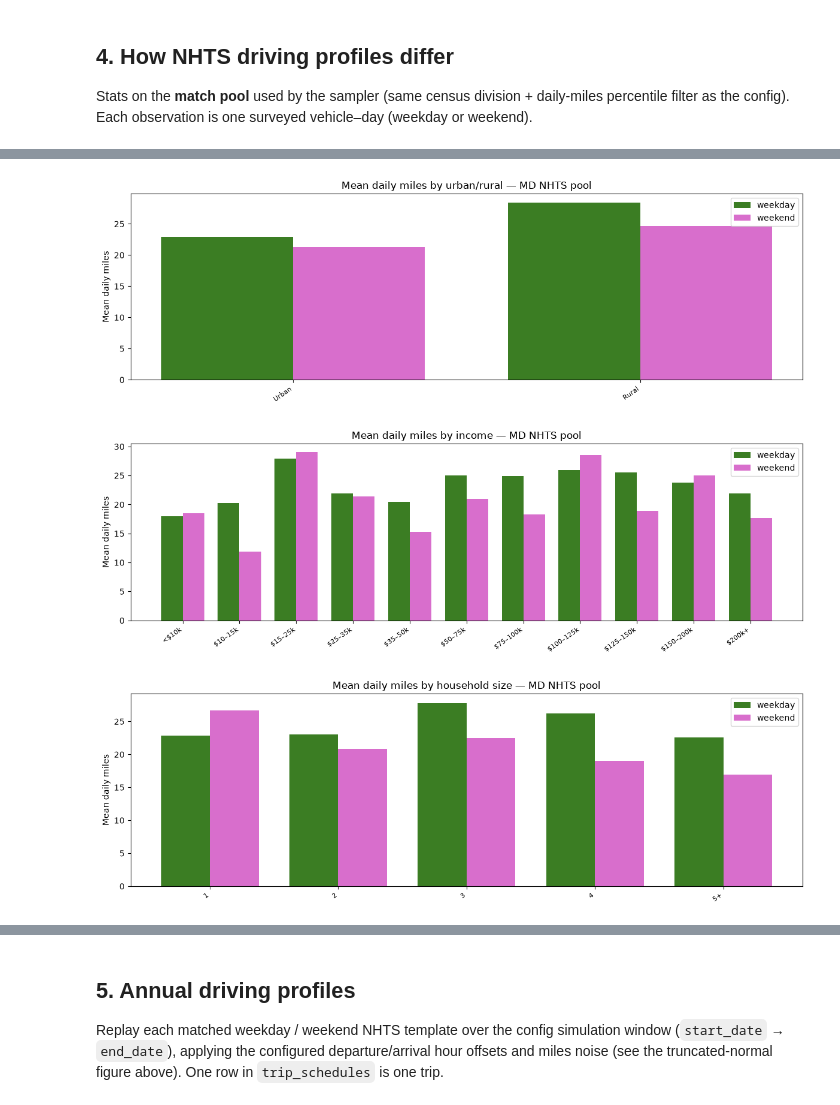
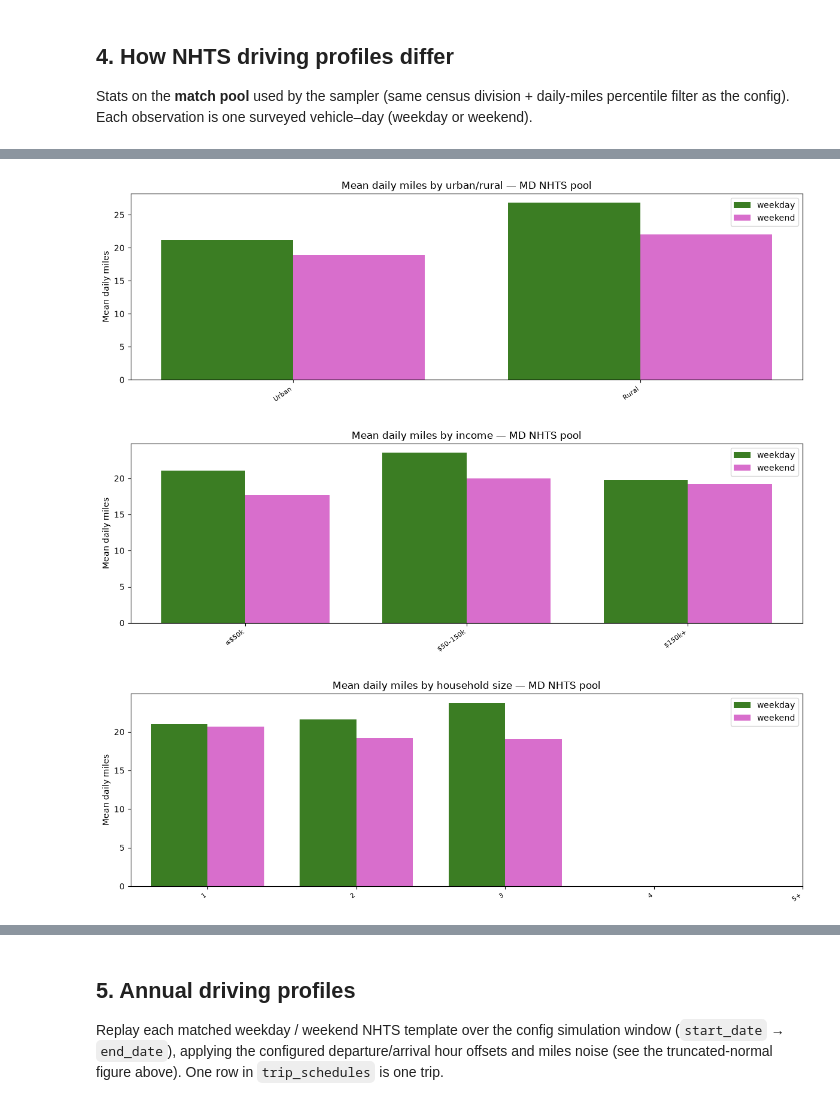
Before and after one commit to switchbox-data/buildstock-fetch, a Jupyter notebook: dev/ev_presentation.ipynb, the cells around one changed output, grey strips where cells are left out. Saved outputs shown, nothing was run; the diff lists cells and outputs as text; code cells hidden in the pictures.

Commit message:
dropped nhts profiles that start/end the day away from home and increased bins for matching

```diff
--- a/dev/ev_presentation.ipynb
+++ b/dev/ev_presentation.ipynb
@@ -501,25 +505,23 @@ shape: (6, 3)
 # Tier order for resstock_adoption (match_on_vehicles=False)
 MATCH_TIER_ORDER = {
     "urban_income_occupants": 1,
-    "urban_income": 2,
-    "income_occupants": 3,
-    "income": 4,
-    "closest_income": 5,
-    "no_match": 6,
+    "urban_occupants": 2,
+    "urban_income": 3,
+    "income_occupants": 4,
+    "income": 5,
 }
 MATCH_TIER_LABEL = {
     1: "tier 1 — urban + income + occupants",
-    2: "tier 2 — urban + income",
-    3: "tier 3 — income + occupants",
-    4: "tier 4 — income only",
-    5: "tier 5 — closest income",
-    6: "no match",
+    2: "tier 2 — urban + occupants",
+    3: "tier 3 — urban + income",
+    4: "tier 4 — income + occupants",
+    5: "tier 5 — income only",
 }
 
 match_tier_report = (
     nhts_match_catalog.with_columns(
-        pl.col("weekday_match_type").replace_strict(MATCH_TIER_ORDER, default=6).alias("weekday_tier"),
-        pl.col("weekend_match_type").replace_strict(MATCH_TIER_ORDER, default=6).alias("weekend_tier"),
+        pl.col("weekday_match_type").replace_strict(MATCH_TIER_ORDER, default=7).alias("weekday_tier"),
+        pl.col("weekend_match_type").replace_strict(MATCH_TIER_ORDER, default=7).alias("weekend_tier"),
     ).with_columns(
         pl.max_horizontal("weekday_tier", "weekend_tier").alias("max_tier"),
         ((pl.col("weekday_tier") == 1) & (pl.col("weekend_tier") == 1)).alias("both_days_exact"),
@@ -539,10 +541,10 @@ def match_type_table(col: str) -> pl.DataFrame:
         nhts_match_catalog.group_by(col)
         .agg(pl.len().alias("vehicle_slots"))
         .with_columns(
-            pl.col(col).replace_strict(MATCH_TIER_ORDER, default=6).alias("tier"),
+            pl.col(col).replace_strict(MATCH_TIER_ORDER, default=7).alias("tier"),
             (pl.col("vehicle_slots") / n_slots).round(4).alias("share_of_vehicle_slots"),
             pl.col(col)
-            .replace_strict(MATCH_TIER_ORDER, default=6)
+            .replace_strict(MATCH_TIER_ORDER, default=7)
             .replace_strict(MATCH_TIER_LABEL)
             .alias("match_tier"),
         )
@@ -612,7 +609,7 @@ def _match_type_counts(col: str) -> pl.DataFrame:
         nhts_match_catalog.group_by(col)
         .agg(pl.len().alias("vehicle_slots"))
         .with_columns(
-            pl.col(col).replace_strict(MATCH_TIER_ORDER, default=6).alias("tier"),
+            pl.col(col).replace_strict(MATCH_TIER_ORDER, default=7).alias("tier"),
             (pl.col("vehicle_slots") / n_slots).alias("share"),
         )
         .sort("tier")
@@ -670,17 +667,9 @@ Stats on the **match pool** used by the sampler (same census division + daily-mi
 filter as the config). Each observation is one surveyed vehicle–day (weekday or weekend).
 # %%
 INCOME_LABELS = {
-    1: "<$10k",
-    2: "$10–15k",
-    3: "$15–25k",
-    4: "$25–35k",
-    5: "$35–50k",
-    6: "$50–75k",
-    7: "$75–100k",
-    8: "$100–125k",
-    9: "$125–150k",
-    10: "$150–200k",
-    11: "$200k+",
+    1: "≤$50k",
+    2: "$50–150k",
+    3: "$150k+",
 }
 URBAN_LABELS = {1: "Urban", 2: "Rural"}
 
@@ -872,37 +852,37 @@ def _mean_miles_bars(df: pl.DataFrame, group_col: str, order: list[str], title:
             sub = df.filter((pl.col(group_col) == g) & (pl.col("day_type") == day))["daily_miles"]
             means.append(float(sub.mean()) if sub.len() else np.nan)
         ax.bar(x + (i - 0.5) * width, means, width=width, label=day, color=color)
     ax.set_xticks(x)
     ax.set_xticklabels(order, rotation=35, ha="right", fontsize=8)
     ax.set_ylabel("Mean daily miles")
     ax.set_title(title)
     ax.legend()
     fig.tight_layout()
     plt.show()
 
 
 _mean_miles_bars(
     vehicle_day,
     "urban_label",
     ["Urban", "Rural"],
     f"Mean daily miles by urban/rural — {STATE} NHTS pool",
 )
 _mean_miles_bars(
     vehicle_day,
     "income_label",
-    [INCOME_LABELS[i] for i in range(1, 12)],
+    [INCOME_LABELS[i] for i in range(1, 4)],
     f"Mean daily miles by income — {STATE} NHTS pool",
 )
 _mean_miles_bars(
     vehicle_day,
     "occupants_bin",
     ["1", "2", "3", "4", "5+"],
     f"Mean daily miles by household size — {STATE} NHTS pool",
 )
 # %% [output]
-[figure, old version]
+[figure, new version]
-[figure, old version]
+[figure, new version]
-[figure, old version]
+[figure, new version]
 # %%
 # Miles noise: truncated Normal(μ, 0.1·μ) on [0, ∞) — matches TripScheduleGenerator
 from scipy.stats import truncnorm
```
Also changed, not shown: parts of 11 cells of this notebook, 7 other files.
